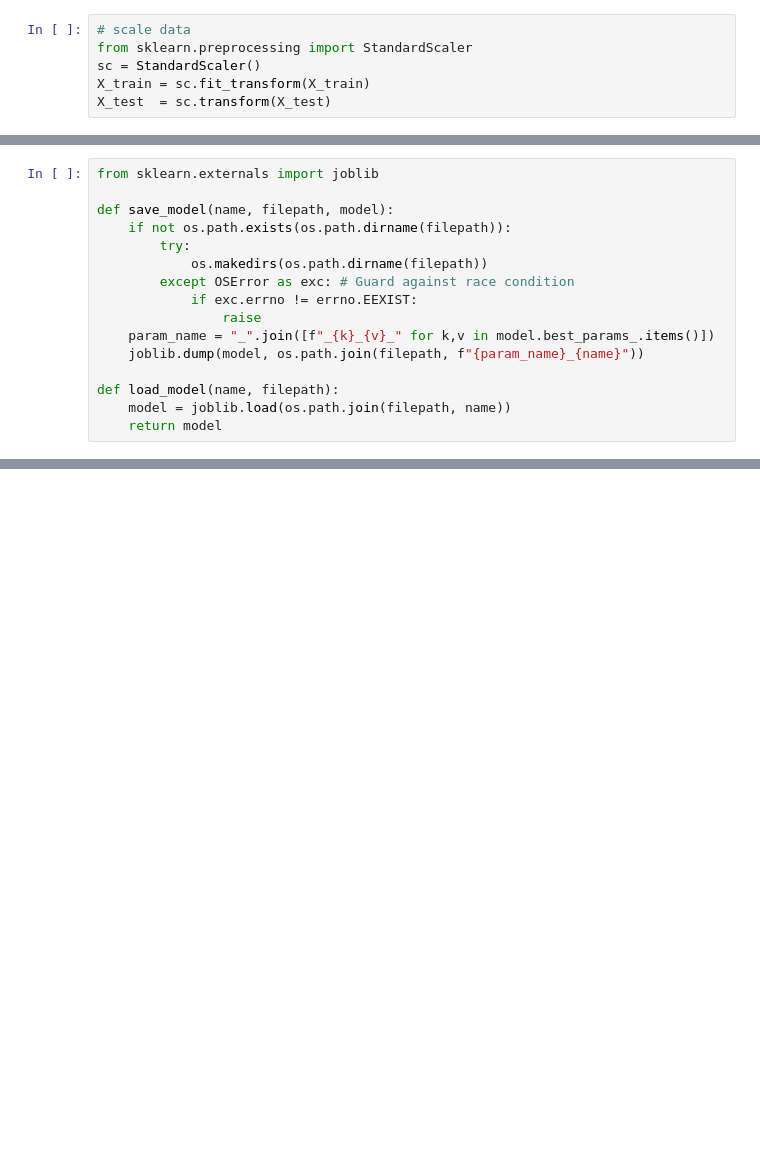
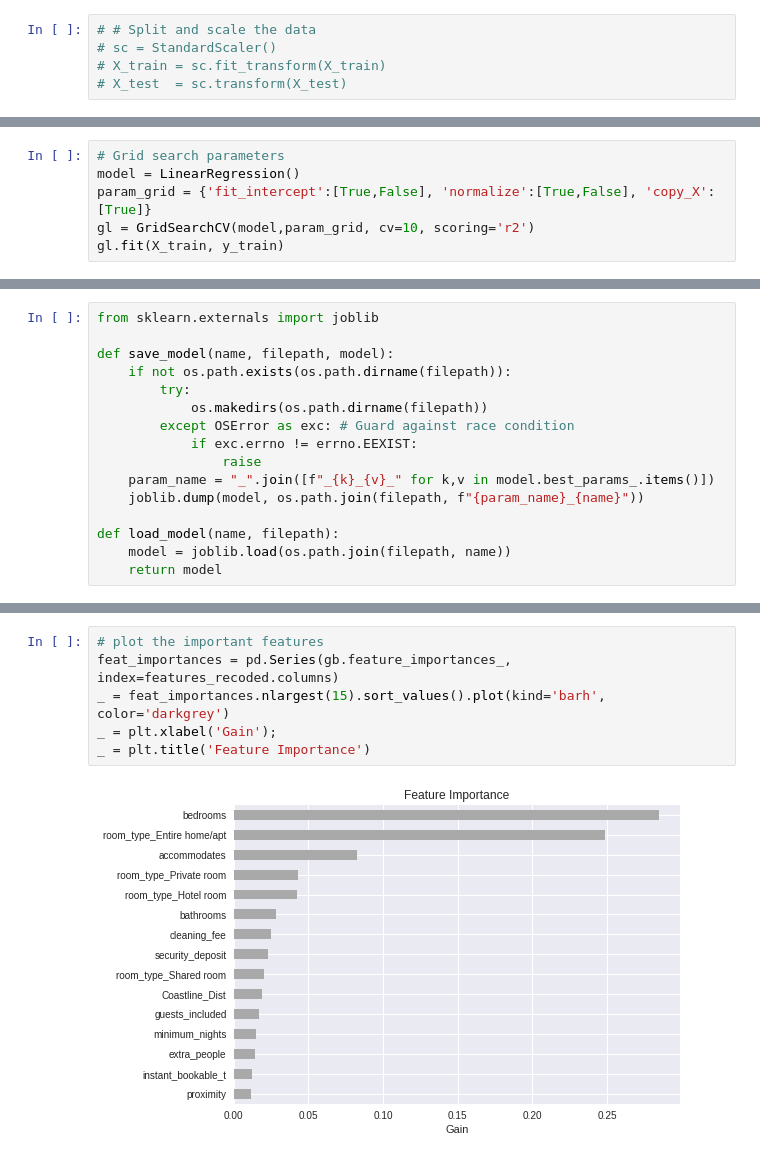
Before and after one commit to bitnahian/Sydney-AirBnB-Data-Analysis, a Jupyter notebook: notebooks/Predictive Modelling.ipynb, the cells around one changed output, grey strips where cells are left out. Saved outputs shown, nothing was run; the diff lists cells and outputs as text; blank space fills up the shorter version.

```diff
--- a/notebooks/Predictive Modelling.ipynb
+++ b/notebooks/Predictive Modelling.ipynb
@@ -771,8 +653,7 @@ X_train, X_test, y_train, y_test = train_test_split(features_recoded, target, te
 # %%
-# scale data
-from sklearn.preprocessing import StandardScaler
-sc = StandardScaler()
-X_train = sc.fit_transform(X_train)
-X_test  = sc.transform(X_test)
+# # Split and scale the data
+# sc = StandardScaler()
+# X_train = sc.fit_transform(X_train)
+# X_test  = sc.transform(X_test)
 # %% [markdown]
 ## Linear Regressor
@@ -894,0 +662,6 @@ AttributeError: 'numpy.ndarray' object has no attribute 'drop'
+# %%
+# Grid search parameters
+model = LinearRegression()
+param_grid = {'fit_intercept':[True,False], 'normalize':[True,False], 'copy_X':[True]}
+gl = GridSearchCV(model,param_grid, cv=10, scoring='r2')
+gl.fit(X_train, y_train)
@@ -1007,0 +937,8 @@ xg_train = xgb.DMatrix(data=X_train, label=y_train)
+# %%
+# plot the important features
+feat_importances = pd.Series(gb.feature_importances_, index=features_recoded.columns)
+_ = feat_importances.nlargest(15).sort_values().plot(kind='barh', color='darkgrey')
+_ = plt.xlabel('Gain');
+_ = plt.title('Feature Importance')
+# %% [output]
+[figure, added]
```
Also changed, not shown: parts of 61 cells of this notebook, 8 other files.
